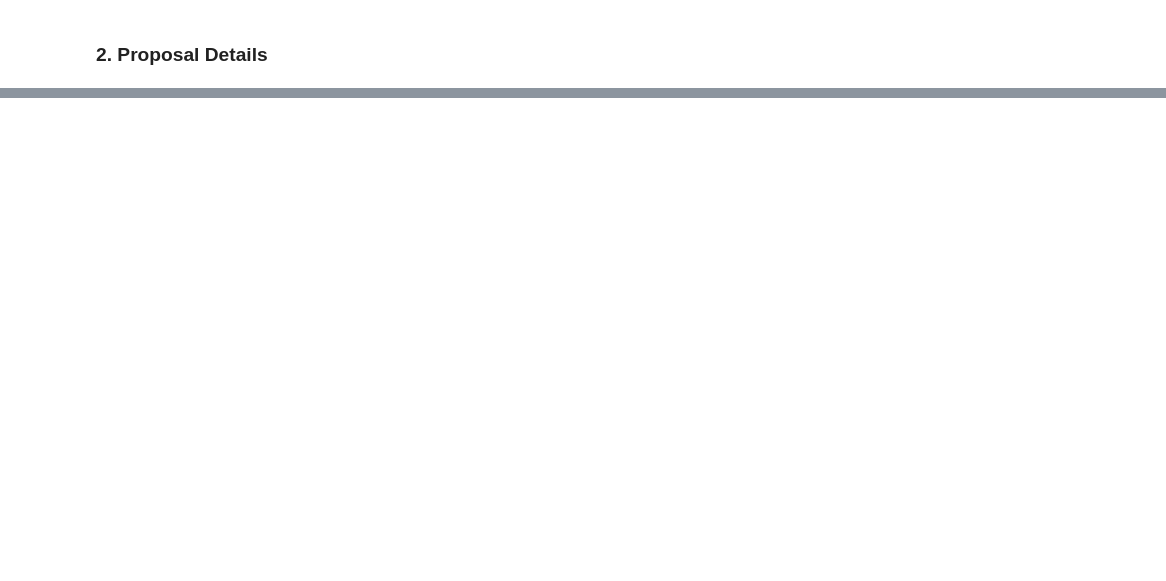
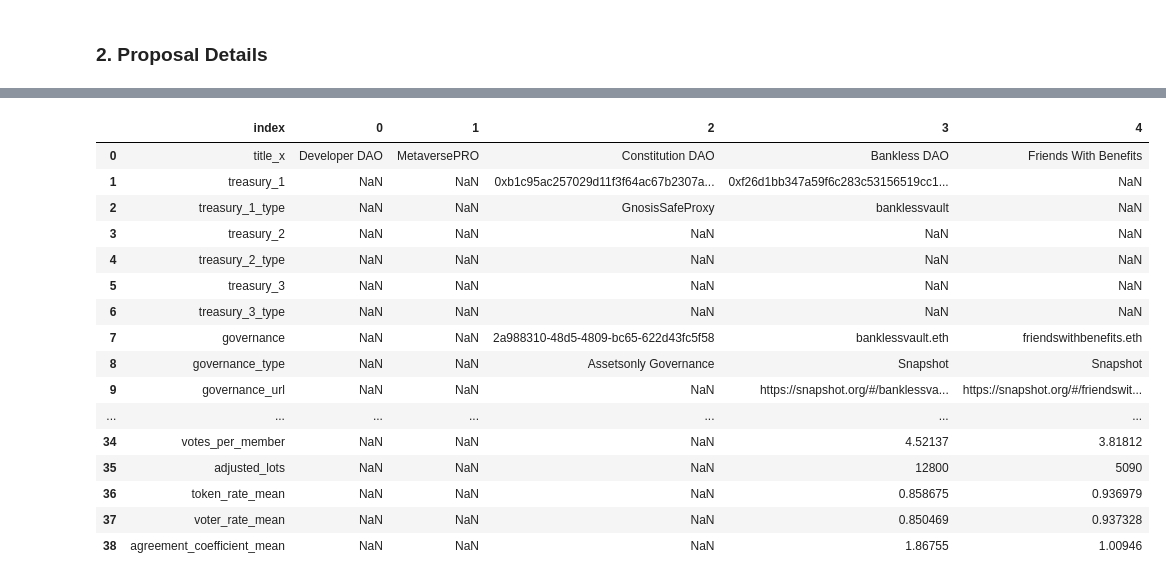
Before and after one commit to sicongzhao/DAO-Hacks, a Jupyter notebook: data-pipeline/2-EDA-governance.ipynb, the cells around one changed output, grey strips where cells are left out. Cells and saved outputs as stored; diff of their text form; code cells hidden in the pictures; blank space fills up the shorter version.

```diff
--- a/data-pipeline/2-EDA-governance.ipynb
+++ b/data-pipeline/2-EDA-governance.ipynb
@@ -32,0 +14,15 @@ proposals_first_with_members = pd.merge(proposals_first, member_with_daoid, left
+# %%
+total_unique_voters_by_dao = votes.groupby(['dao_id'])['voter_address'].nunique().reset_index()
+total_unique_voters_by_dao.columns = ['dao_id', 'total_unique_voters']
+total_unique_voters_by_dao.to_csv('../data/total_unique_voters_by_dao.csv', index=False)
+# %%
+total_proposals_by_dao = pd.read_csv('../data/total_proposals_by_dao.csv')
+# %%
+daoinfo_with_members = pd.read_csv('../data/daoinfo_with_members.csv')
+daoinfo_with_members_proposals = pd.merge(daoinfo_with_members, total_votes_by_dao, on='dao_id', how='left')
+daoinfo_with_members_proposals = pd.merge(daoinfo_with_members_proposals, total_unique_voters_by_dao, on='dao_id', how='left')
+daoinfo_with_members_proposals = pd.merge(daoinfo_with_members_proposals, total_proposals_by_dao, on='dao_id', how='left')
+
+daoinfo_with_members_proposals['votes_per_member'] = daoinfo_with_members_proposals['total_votes']/daoinfo_with_members_proposals['total_unique_voters']
+
+daoinfo_with_members_proposals.to_csv('../data/daoinfo_with_members_proposals.csv', index=False)
@@ -88,0 +166,20 @@ df_member_data.to_csv('../data/proposal_summary.csv', index=False)
+# %%
+daoinfo_with_members_proposals_detail.head().T.reset_index()
+# %% [output]
+|  | index | 0 | 1 | 2 | 3 | 4 |
+| 0 | title_x | Developer DAO | MetaversePRO | Constitution DAO | Bankless DAO | Friends With Benefits |
+| 1 | treasury_1 | NaN | NaN | 0xb1c95ac257029d11f3f64ac67b2307a... | 0xf26d1bb347a59f6c283c53156519cc1... | NaN |
+| 2 | treasury_1_type | NaN | NaN | GnosisSafeProxy | banklessvault | NaN |
+| 3 | treasury_2 | NaN | NaN | NaN | NaN | NaN |
+| 4 | treasury_2_type | NaN | NaN | NaN | NaN | NaN |
+| 5 | treasury_3 | NaN | NaN | NaN | NaN | NaN |
+| 6 | treasury_3_type | NaN | NaN | NaN | NaN | NaN |
+| 7 | governance | NaN | NaN | 2a988310-48d5-4809-bc65-622d43fc5f58 | banklessvault.eth | friendswithbenefits.eth |
+| 8 | governance_type | NaN | NaN | Assetsonly Governance | Snapshot | Snapshot |
+| 9 | governance_url | NaN | NaN | NaN | https://snapshot.org/#/banklessva... | https://snapshot.org/#/friendswit... |
+| ... | ... | ... | ... | ... | ... | ... |
+| 34 | votes_per_member | NaN | NaN | NaN | 4.52137 | 3.81812 |
+| 35 | adjusted_lots | NaN | NaN | NaN | 12800 | 5090 |
+| 36 | token_rate_mean | NaN | NaN | NaN | 0.858675 | 0.936979 |
+| 37 | voter_rate_mean | NaN | NaN | NaN | 0.850469 | 0.937328 |
+| 38 | agreement_coefficient_mean | NaN | NaN | NaN | 1.86755 | 1.00946 |
```
Also changed, not shown: parts of 28 cells of this notebook, 10 other files.
